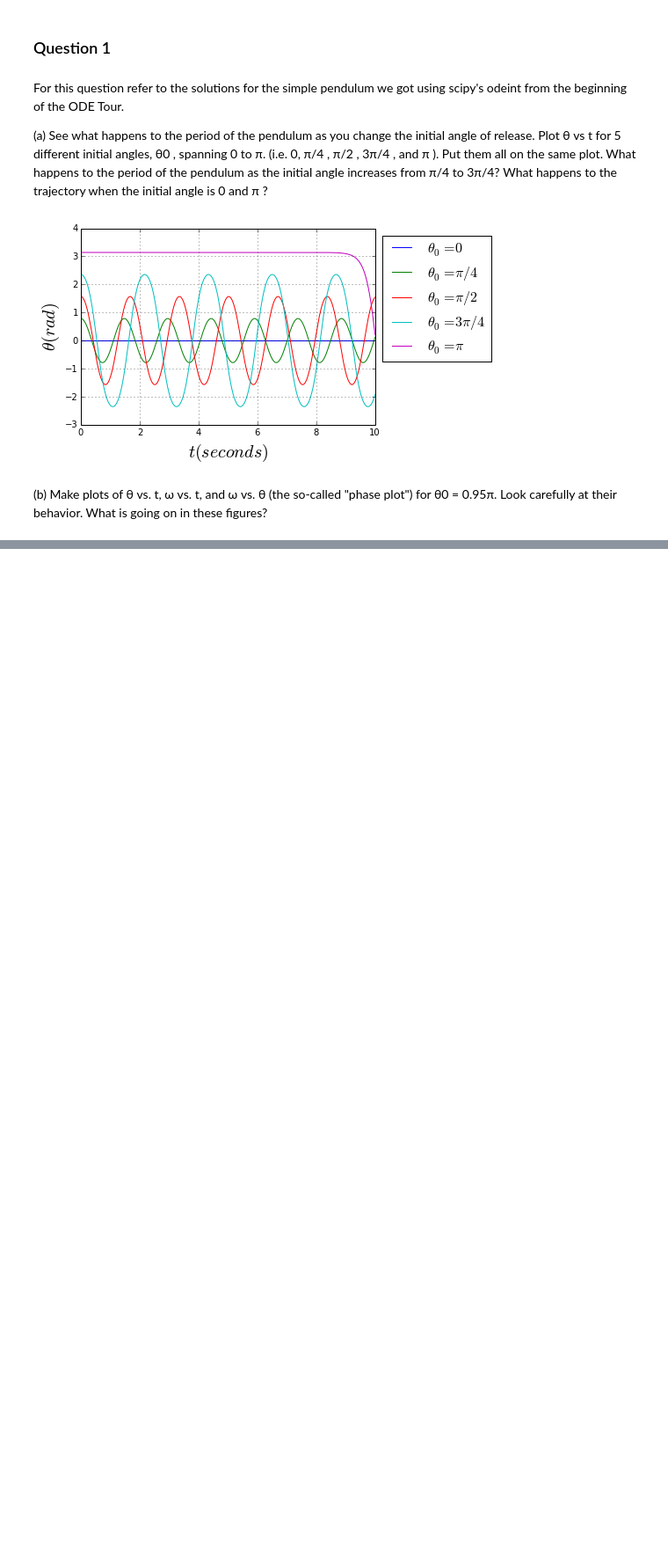
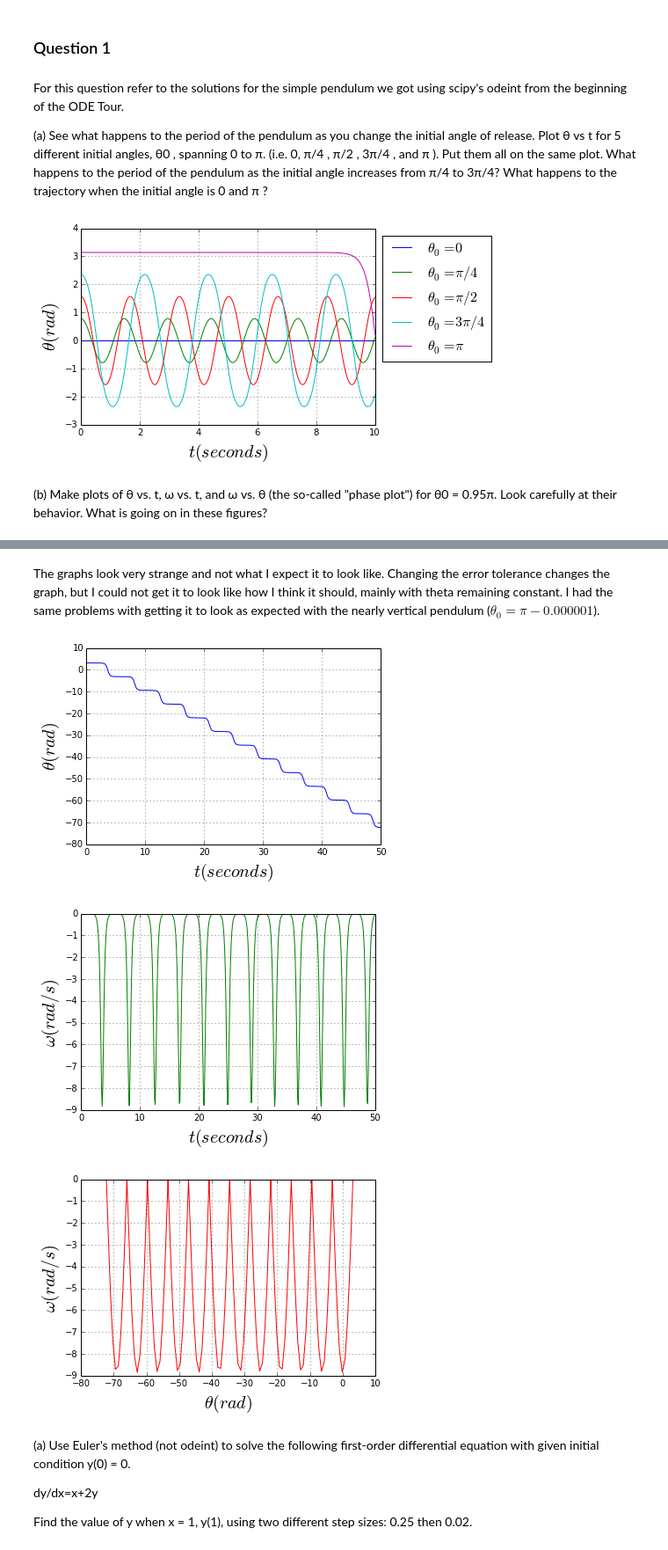
Before and after one commit to jpelgrif/PHYS202-S14, a Jupyter notebook: SciPy/ODEExercises.ipynb, the cells around one changed output, grey strips where cells are left out. Shown at 88% size. Cells and saved outputs as stored; diff of their text form; code cells hidden in the pictures; blank space fills up the shorter version.

```diff
--- a/SciPy/ODEExercises.ipynb
+++ b/SciPy/ODEExercises.ipynb
@@ -82,0 +154,41 @@ plt.show()
+# %% [markdown]
+The graphs look very strange and not what I expect it to look like. Changing the error tolerance changes the graph, but I could not get it to look like how I think it should, mainly with theta remaining constant. I had the same problems with getting it to look as expected with the nearly vertical pendulum ($\theta_0=\pi-0.000001$).
+# %%
+t = np.arange(0.,50.1,.1)
+omega0 = 0.
+
+th0 = pi-0.000001
+theta_init = np.array([th0, omega0])
+theta = odeint(deriv,theta_init,t,rtol=1.49012e-8,atol=1.49012e-8)
+
+plt.figure(1)
+plt.plot(t,theta[:,0])
+plt.xlabel(r'$t (seconds)$',fontsize=20)
+plt.ylabel(r'$\theta (rad)$',fontsize=20)
+##plt.ylim(-3.2,3.2)
+plt.grid()
+
+plt.figure(2)
+plt.plot(t,theta[:,1],'g')
+plt.xlabel(r'$t (seconds)$',fontsize=20)
+plt.ylabel(r'$\omega (rad/s)$',fontsize=20)
+plt.grid()
+
+plt.figure(3)
+plt.plot(theta[:,0],theta[:,1],'r')
+plt.xlabel(r'$\theta (rad)$',fontsize=20)
+plt.ylabel(r'$\omega (rad/s)$',fontsize=20)
+##plt.xlim(-3.2, 3.2)
+plt.grid()
+
+plt.show()
+# %% [output]
+[figure, added]
+[figure, added]
+[figure, added]
+# %% [markdown]
+(a) Use Euler's method (not odeint) to solve the following first-order differential equation with given initial condition y(0) = 0.
+
+dy/dx=x+2y
+
+Find the value of y when x = 1, y(1), using two different step sizes: 0.25 then 0.02.
```
Also changed, not shown: parts of 6 cells of this notebook.
